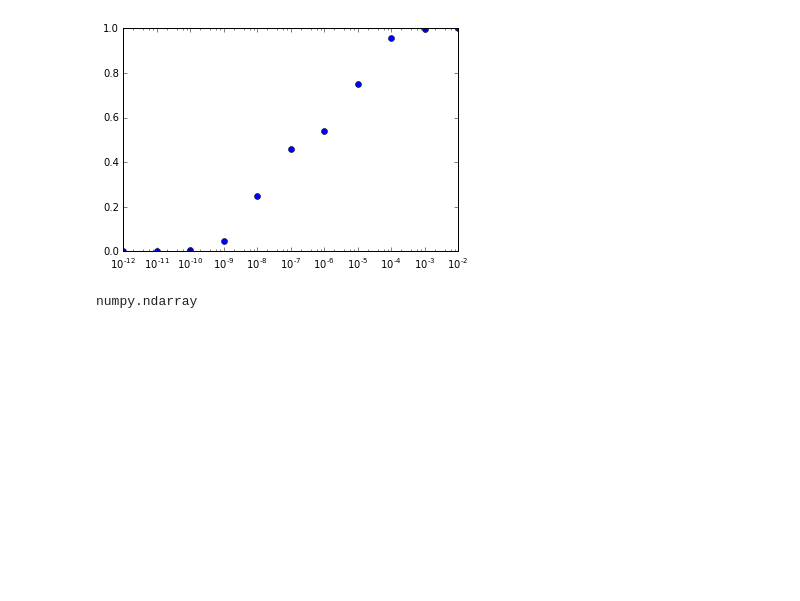
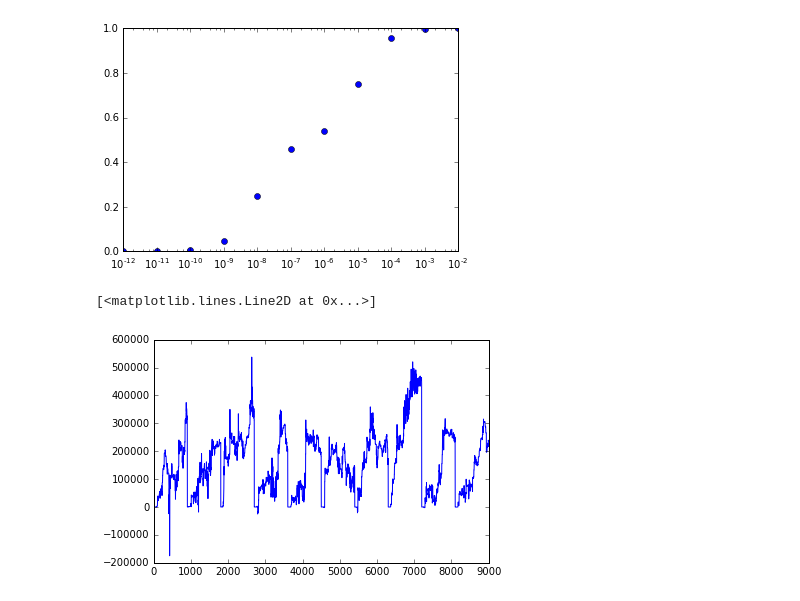
Before and after one commit to bliebeskind/EvoPhys, a Jupyter notebook: notebooks/model_inference_example.ipynb, the cells around one changed output. Saved outputs shown, nothing was run; the diff lists cells and outputs as text; code cells hidden in the pictures; blank space fills up the shorter version.

Commit message:
updating sampler; completes without runtime errors; accuracy close but warrants further tweaking.

```diff
--- a/notebooks/model_inference_example.ipynb
+++ b/notebooks/model_inference_example.ipynb
@@ -17,7 +17,8 @@ inference = ModelInference(m)
 inference.load_data(m.binding_curve + .03*r.randn(len(m.xvals)) )
 # %%
 inference.sample()
-# %%
-type(inference.posterior_samples["k1"])
-# %% [output]
-numpy.ndarray
+# %%
+plt.plot(inference.posterior_samples["k2"])
+# %% [output]
+[<matplotlib.lines.Line2D at 0x...>]
+[figure, added]
```
Also changed, not shown: parts of 1 cell of this notebook, 2 other files.
